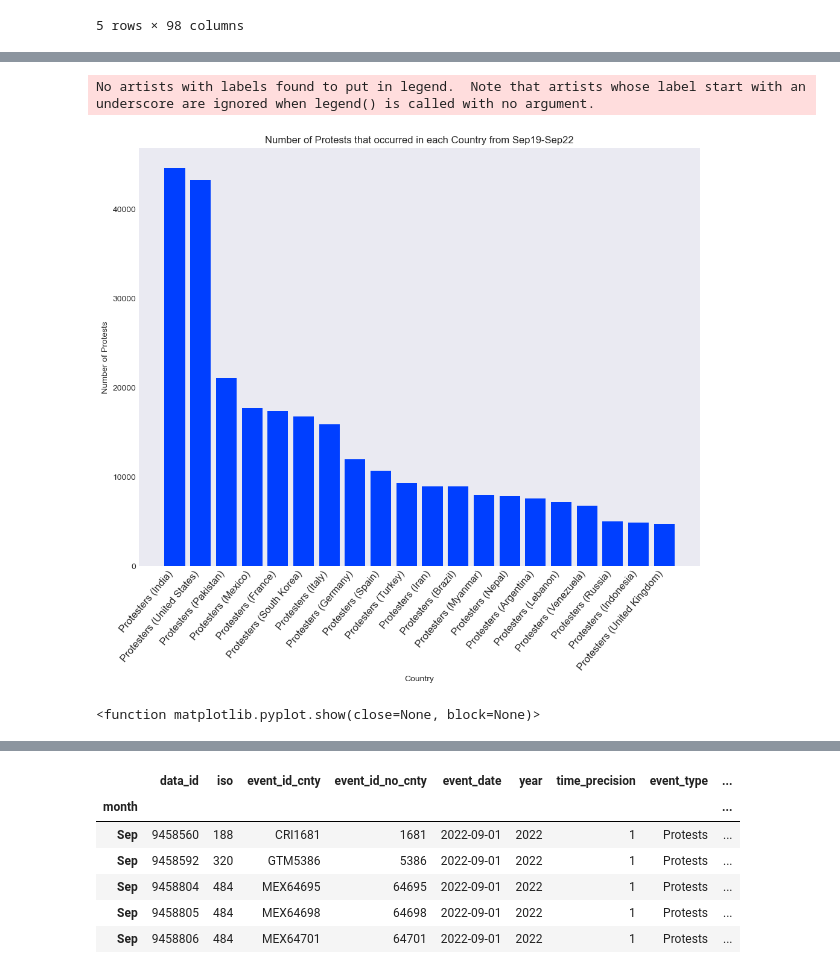
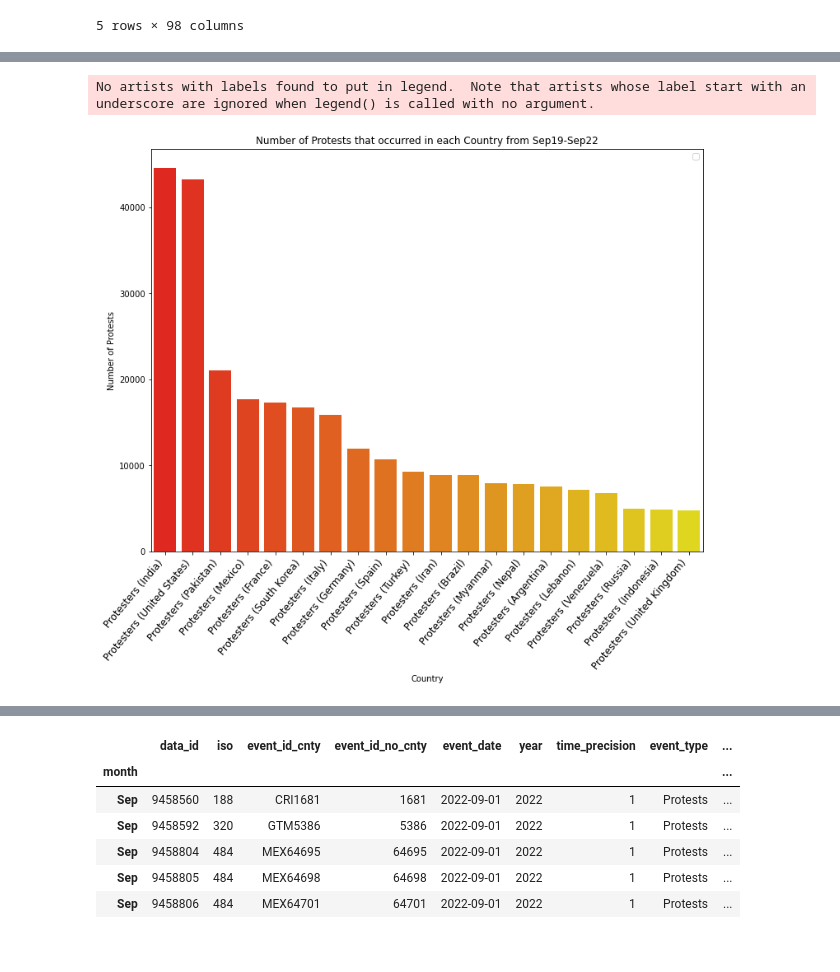
Before and after one commit to morgancoad/acled_data, a Jupyter notebook: notebooks/acled_eda.ipynb, the cells around one changed output, grey strips where cells are left out. Cells and saved outputs as stored; diff of their text form; code cells hidden in the pictures.

```diff
--- a/notebooks/acled_eda.ipynb
+++ b/notebooks/acled_eda.ipynb
@@ -179,21 +155,19 @@ dtype: int64
 # %%
 #Graphed (bar) top twenty countries with the most protests
 fig, ax = plt.subplots(figsize=(12,9))
-ax.bar(acled_df_sort_bar_toptwenty.index, acled_df_sort_bar_toptwenty)
+sns.barplot(acled_df_sort_bar_toptwenty.index, acled_df_sort_bar_toptwenty, palette='autumn')
 ax.set_xticklabels(acled_df_sort_bar_toptwenty.index, rotation=90, horizontalalignment = 'right', fontsize = '12')
 plt.ticklabel_format(axis='y',style='plain')
 #ax.set_xticklabels(cat_name, rotation=60, horizontalalignment='right', fontsize='12')
 plt.xticks(rotation=50, horizontalalignment='right', fontsize='12')
 plt.xlabel("Country")
 plt.ylabel("Number of Protests")
 plt.title("Number of Protests that occurred in each Country from Sep19-Sep22")
 plt.legend()
 plt.show()
-plt.show
 # %% [output]
 No artists with labels found to put in legend.  Note that artists whose label start with an underscore are ignored when legend() is called with no argument.
-[figure, old version]
+[figure, new version]
-<function matplotlib.pyplot.show(close=None, block=None)>
 # %%
 #Created new variable of the twenty countries with the lowest amount of protests. But all twenty had only 1. I want to gleam a little more from the data.
 # These actors could be smaller factions that ACLED still reports on.
```
Also changed, not shown: parts of 15 cells of this notebook, 8 other files.
